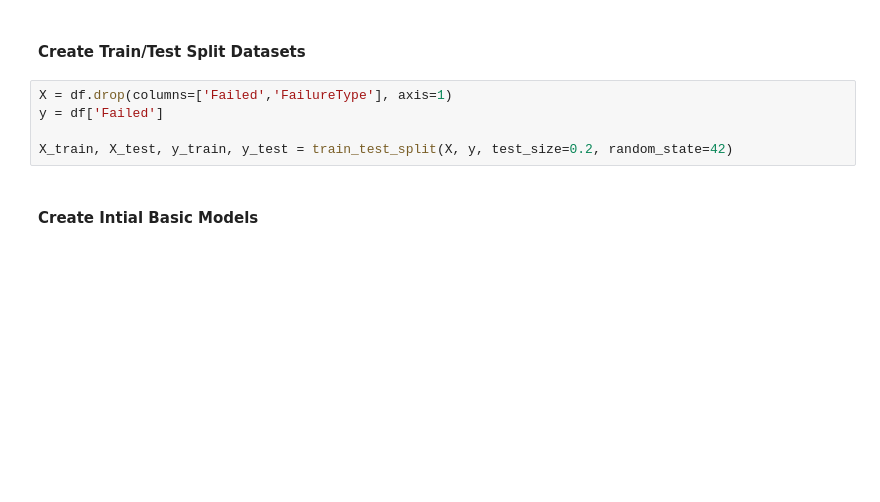
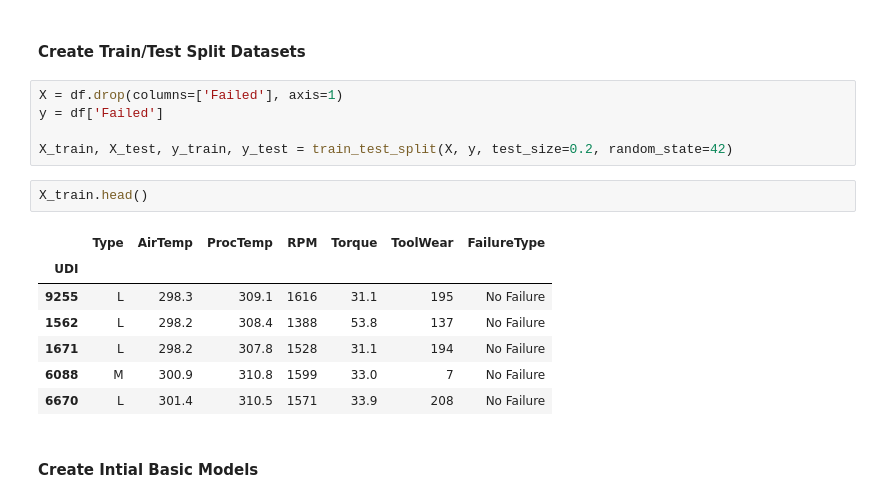
Before and after one commit to christianfajardo/ML_AI_Capstone_Project_2, a Jupyter notebook: capstone_proj_2_final_report.ipynb, the cells around one changed output. Drawn from its saved outputs; the diff is of its cells as text; blank space fills up the shorter version.

```diff
--- a/capstone_proj_2_final_report.ipynb
+++ b/capstone_proj_2_final_report.ipynb
@@ -249,10 +257,20 @@ Overall, most variables show low direct correlation with failure, implying other
 # %% [markdown]
 #### Create Train/Test Split Datasets
 # %%
-X = df.drop(columns=['Failed','FailureType'], axis=1)
+X = df.drop(columns=['Failed'], axis=1)
 y = df['Failed']
 
 X_train, X_test, y_train, y_test = train_test_split(X, y, test_size=0.2, random_state=42)
+# %%
+X_train.head()
+# %% [output]
+|  | Type | AirTemp | ProcTemp | RPM | Torque | ToolWear | FailureType |
+| UDI |  |  |  |  |  |  |  |
+| 9255 | L | 298.3 | 309.1 | 1616 | 31.1 | 195 | No Failure |
+| 1562 | L | 298.2 | 308.4 | 1388 | 53.8 | 137 | No Failure |
+| 1671 | L | 298.2 | 307.8 | 1528 | 31.1 | 194 | No Failure |
+| 6088 | M | 300.9 | 310.8 | 1599 | 33.0 | 7 | No Failure |
+| 6670 | L | 301.4 | 310.5 | 1571 | 33.9 | 208 | No Failure |
 # %% [markdown]
 #### Create Intial Basic Models
 # %% [markdown]
```
Also changed, not shown: parts of 36 cells of this notebook, 6 other files.
